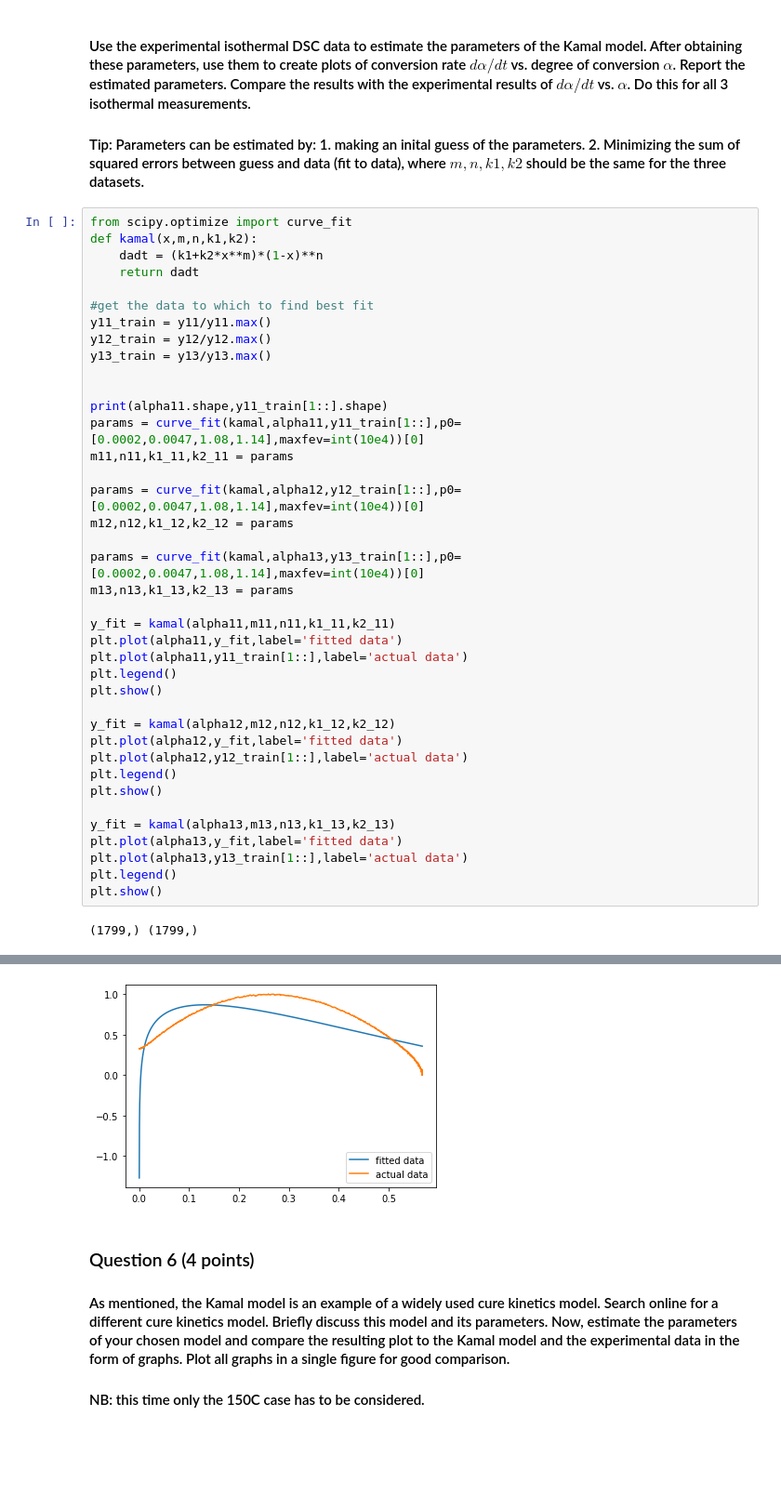
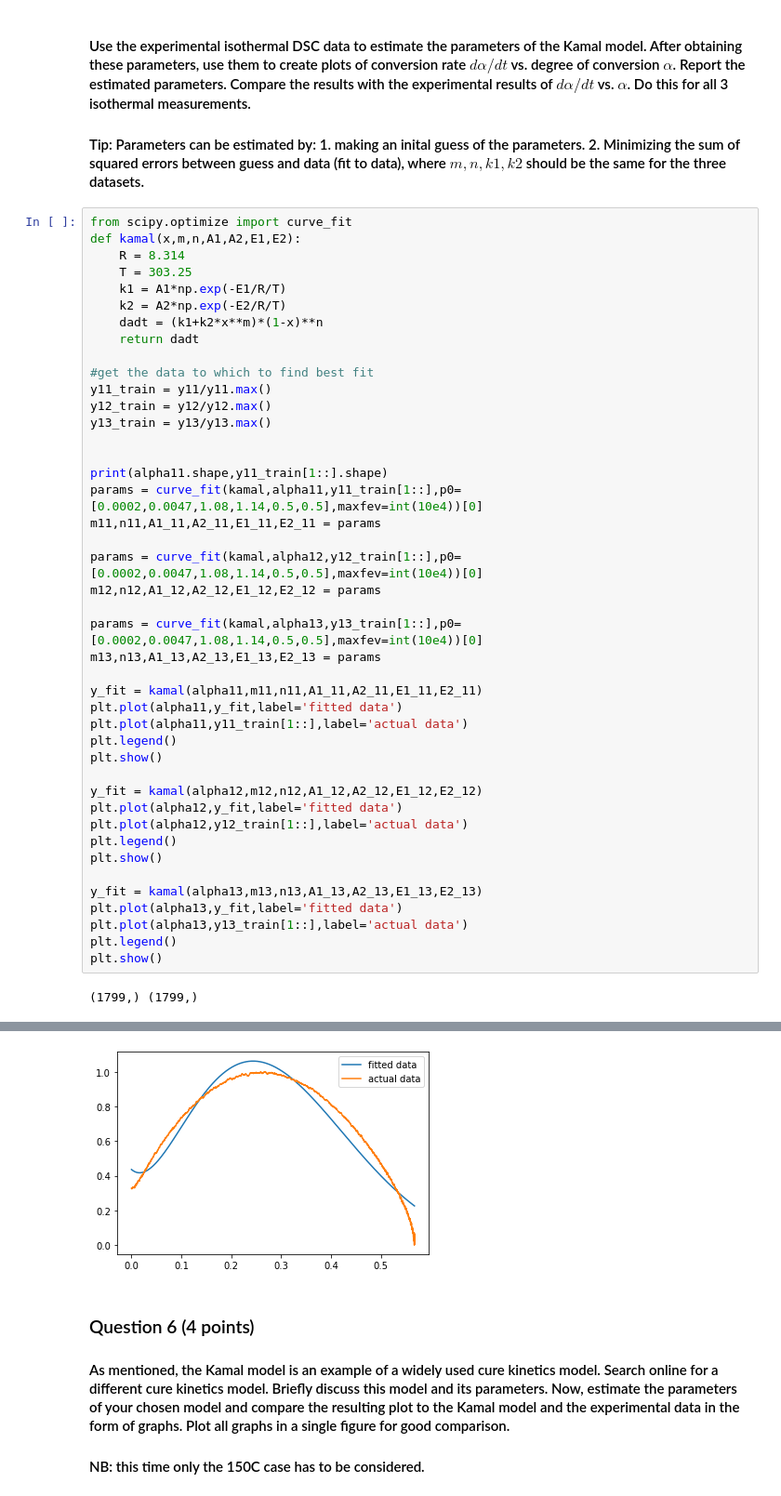
Before and after one commit to ocarpentier/PCM, a Jupyter notebook: Curekinetics/Cure Kinetics PCM.ipynb, the cells around one changed output, grey strips where cells are left out. Shown at 93% size. Cells and saved outputs as stored; diff of their text form; blank space fills up the shorter version.

```diff
--- a/Curekinetics/Cure Kinetics PCM.ipynb
+++ b/Curekinetics/Cure Kinetics PCM.ipynb
@@ -147,7 +147,11 @@ The final degree of cure is shown lower in a lower curing temperature even thoug
 #### Tip: Parameters can be estimated by: 1. making an inital guess of the parameters. 2. Minimizing the sum of squared errors between guess and data (fit to data), where $m, n, k1, k2$ should be the same for the three datasets.
 # %%
 from scipy.optimize import curve_fit
-def kamal(x,m,n,k1,k2):
+def kamal(x,m,n,A1,A2,E1,E2):
+    R = 8.314
+    T = 303.25
+    k1 = A1*np.exp(-E1/R/T)
+    k2 = A2*np.exp(-E2/R/T)
     dadt = (k1+k2*x**m)*(1-x)**n
     return dadt
 
@@ -158,28 +162,28 @@ y13_train = y13/y13.max()
 
 
 print(alpha11.shape,y11_train[1::].shape)
-params = curve_fit(kamal,alpha11,y11_train[1::],p0=[0.0002,0.0047,1.08,1.14],maxfev=int(10e4))[0]
-m11,n11,k1_11,k2_11 = params
+params = curve_fit(kamal,alpha11,y11_train[1::],p0=[0.0002,0.0047,1.08,1.14,0.5,0.5],maxfev=int(10e4))[0]
+m11,n11,A1_11,A2_11,E1_11,E2_11 = params
 
-params = curve_fit(kamal,alpha12,y12_train[1::],p0=[0.0002,0.0047,1.08,1.14],maxfev=int(10e4))[0]
-m12,n12,k1_12,k2_12 = params
+params = curve_fit(kamal,alpha12,y12_train[1::],p0=[0.0002,0.0047,1.08,1.14,0.5,0.5],maxfev=int(10e4))[0]
+m12,n12,A1_12,A2_12,E1_12,E2_12 = params
 
-params = curve_fit(kamal,alpha13,y13_train[1::],p0=[0.0002,0.0047,1.08,1.14],maxfev=int(10e4))[0]
-m13,n13,k1_13,k2_13 = params
+params = curve_fit(kamal,alpha13,y13_train[1::],p0=[0.0002,0.0047,1.08,1.14,0.5,0.5],maxfev=int(10e4))[0]
+m13,n13,A1_13,A2_13,E1_13,E2_13 = params
 
-y_fit = kamal(alpha11,m11,n11,k1_11,k2_11)
+y_fit = kamal(alpha11,m11,n11,A1_11,A2_11,E1_11,E2_11)
 plt.plot(alpha11,y_fit,label='fitted data')
 plt.plot(alpha11,y11_train[1::],label='actual data')
 plt.legend()
 plt.show()
 
-y_fit = kamal(alpha12,m12,n12,k1_12,k2_12)
+y_fit = kamal(alpha12,m12,n12,A1_12,A2_12,E1_12,E2_12)
 plt.plot(alpha12,y_fit,label='fitted data')
 plt.plot(alpha12,y12_train[1::],label='actual data')
 plt.legend()
 plt.show()
 
-y_fit = kamal(alpha13,m13,n13,k1_13,k2_13)
+y_fit = kamal(alpha13,m13,n13,A1_13,A2_13,E1_13,E2_13)
 plt.plot(alpha13,y_fit,label='fitted data')
 plt.plot(alpha13,y13_train[1::],label='actual data')
 plt.legend()
@@ -191,4 +195,4 @@ plt.show()
-[figure, old version]
+[figure, new version]
 # %% [markdown]
 ### Question 6 (4 points)
 #### As mentioned, the Kamal model is an example of a widely used cure kinetics model. Search online for a different cure kinetics model. Briefly discuss this model and its parameters. Now, estimate the parameters of your chosen model and compare the resulting plot to the Kamal model and the experimental data in the form of graphs. Plot all graphs in a single figure for good comparison.
```
Also changed, not shown: parts of 4 cells of this notebook, 1 other file.
